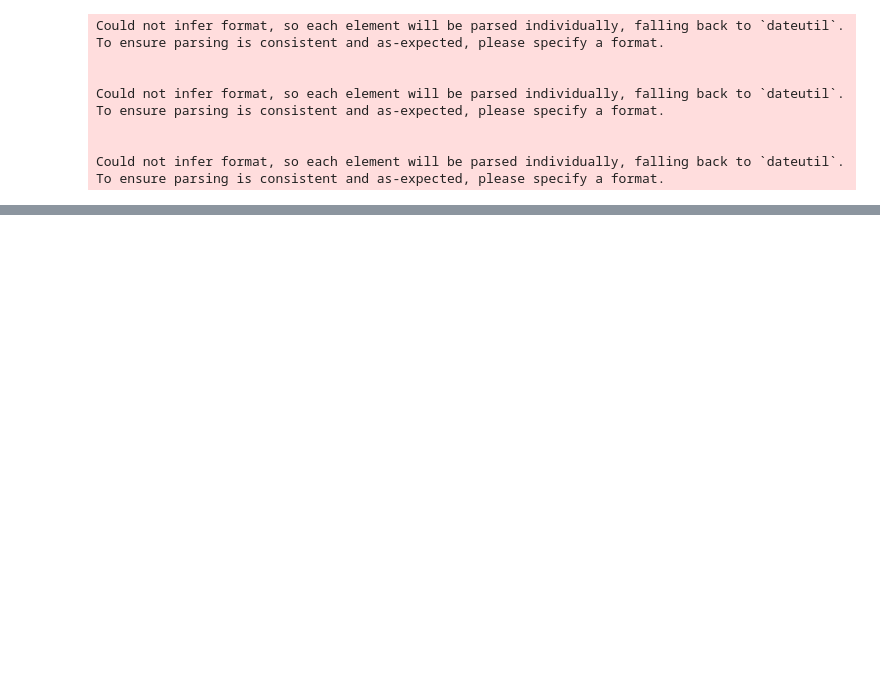
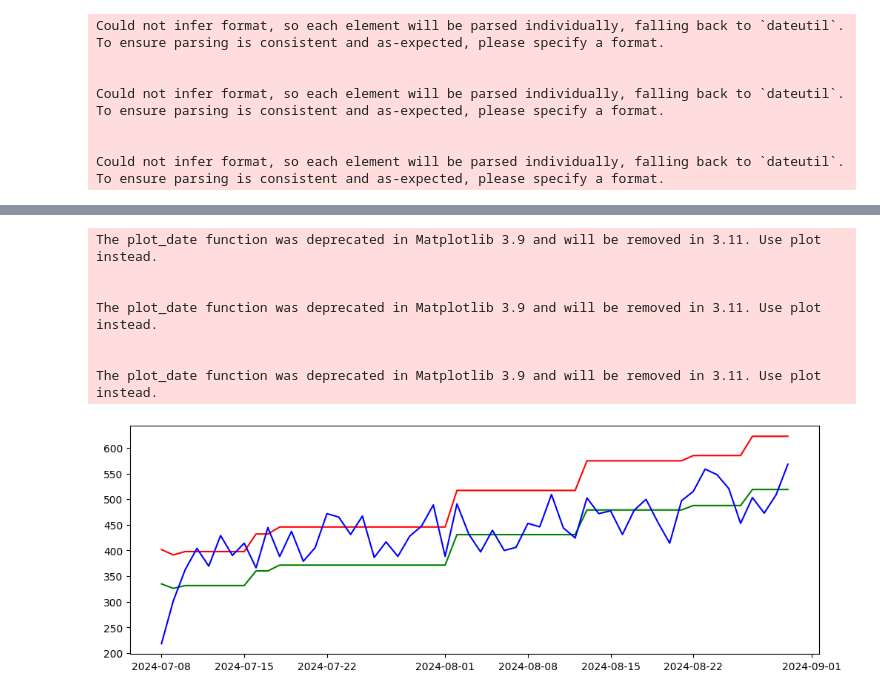
Before and after one commit to plbremer/jace-caloric-analysis, a Jupyter notebook: process_csv.ipynb, the cells around one changed output, grey strips where cells are left out. Drawn from its saved outputs; the diff is of its cells as text; code cells hidden in the pictures; blank space fills up the shorter version.

Commit message:
matplotlib and 8-31 update

```diff
--- a/process_csv.ipynb
+++ b/process_csv.ipynb
@@ -169,0 +153,15 @@ px.line(overall_df,x='date',y='consumed_cal_as_percent_of_min')
+# %%
+plt.figure(figsize=(12, 4))
+plt.plot_date(overall_df['date'].tolist(),overall_df['target_calories_min'].tolist(),'g-')
+plt.plot_date(overall_df['date'].tolist(),overall_df['target_calories_max'].tolist(),'r-')
+plt.plot_date(overall_df['date'].tolist(),overall_df['consumed_calories'].tolist(),'b-')
+plt.show()
+# %% [output]
+The plot_date function was deprecated in Matplotlib 3.9 and will be removed in 3.11. Use plot instead.
+
+
+The plot_date function was deprecated in Matplotlib 3.9 and will be removed in 3.11. Use plot instead.
+
+
+The plot_date function was deprecated in Matplotlib 3.9 and will be removed in 3.11. Use plot instead.
+[figure, added]
```
Also changed, not shown: parts of 6 cells of this notebook, 2 other files.
